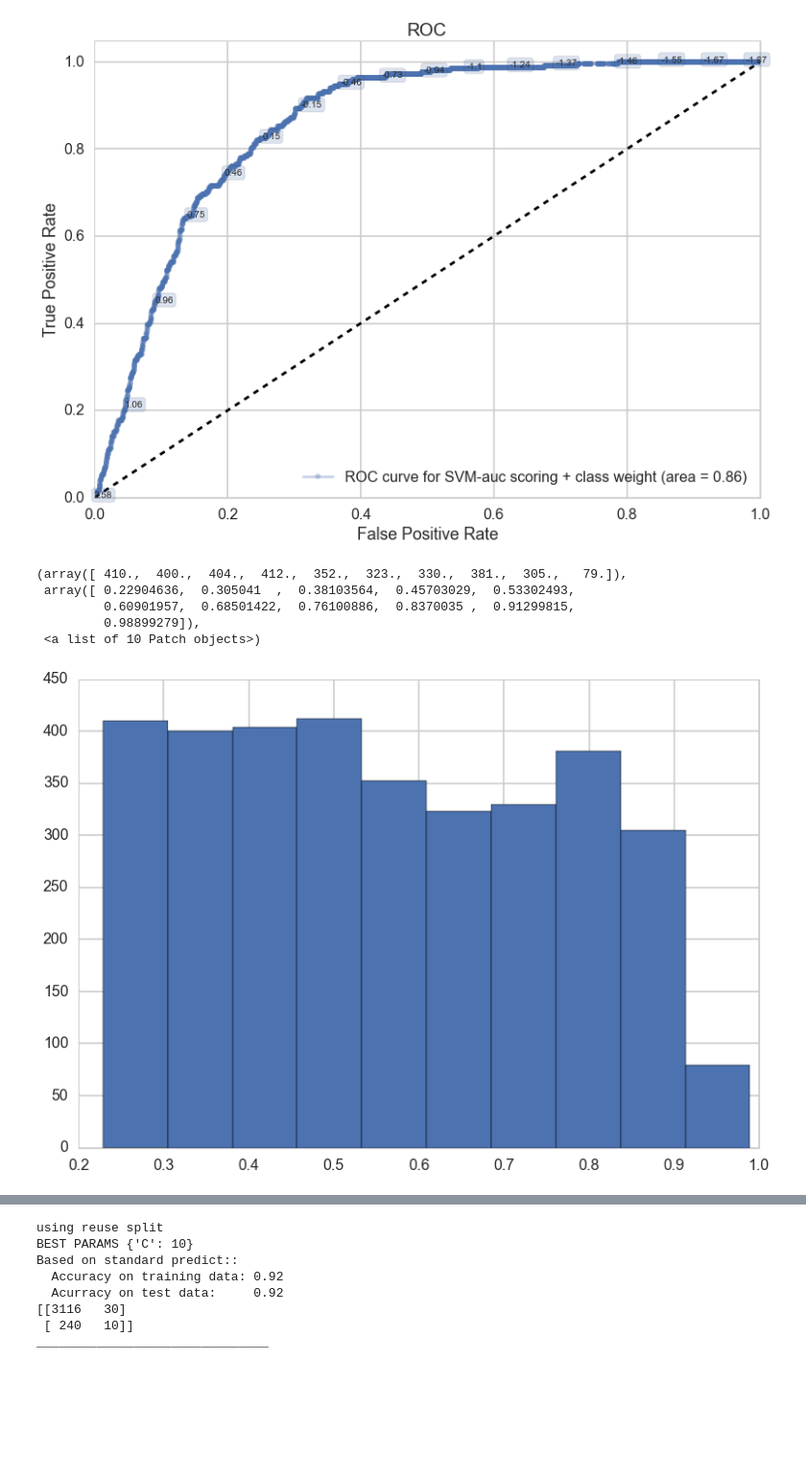
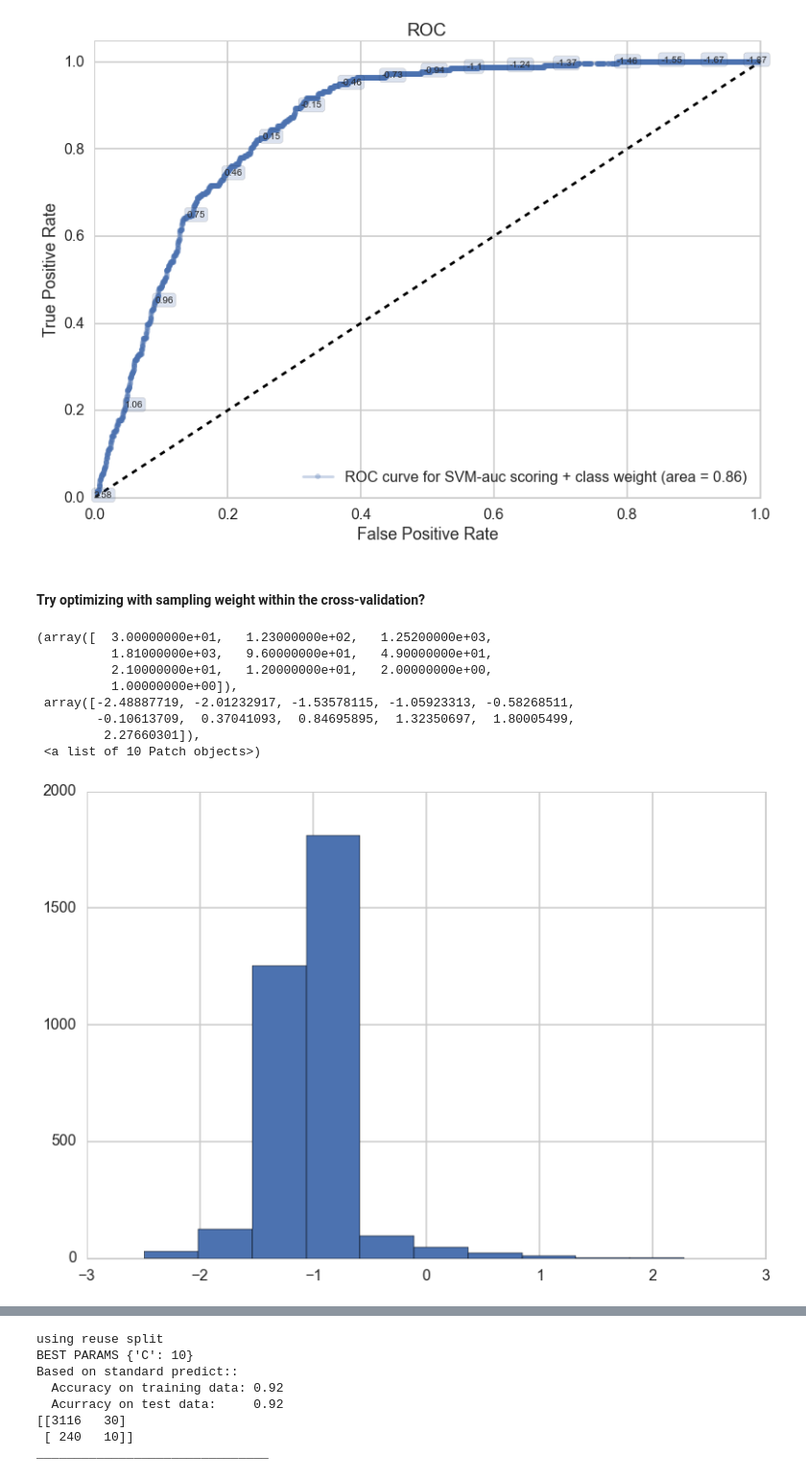
Before and after one commit to martinkess/India, a Jupyter notebook: SVC + Log-Lasso Classifier.ipynb, the cells around one changed output, grey strips where cells are left out. Shown at 96% size. Saved outputs shown, nothing was run; the diff lists cells and outputs as text; code cells hidden in the pictures; blank space fills up the shorter version.

```diff
--- a/SVC + Log-Lasso Classifier.ipynb
+++ b/SVC + Log-Lasso Classifier.ipynb
@@ -307,16 +317,22 @@ Wall time: 8min 57s
 ax=make_roc("SVM-auc scoring + class weight", clfsvm1, ytest1, Xtest1, proba=False, labe=200)
 # %% [output]
 [figure]
+# %% [markdown]
+#### Try optimizing with sampling weight within the cross-validation?
 # %%
 fit_params={'sample_weight': sw_train}
-# %%
-plt.hist(clfsvm.decision_function(Xtest))
-# %% [output]
-(array([ 410.,  400.,  404.,  412.,  352.,  323.,  330.,  381.,  305.,   79.]),
- array([ 0.22904636,  0.305041  ,  0.38103564,  0.45703029,  0.53302493,
-         0.60901957,  0.68501422,  0.76100886,  0.8370035 ,  0.91299815,
-         0.98899279]),
- <a list of 10 Patch objects>)
-[figure, removed]
+# %%
+#check output before it is classified:
+plt.hist(clfsvm.decision_function(Xtest1))
+# %% [output]
+(array([  3.00000000e+01,   1.23000000e+02,   1.25200000e+03,
+          1.81000000e+03,   9.60000000e+01,   4.90000000e+01,
+          2.10000000e+01,   1.20000000e+01,   2.00000000e+00,
+          1.00000000e+00]),
+ array([-2.48887719, -2.01232917, -1.53578115, -1.05923313, -0.58268511,
+        -0.10613709,  0.37041093,  0.84695895,  1.32350697,  1.80005499,
+         2.27660301]),
+ <a list of 10 Patch objects>)
+[figure, added]
 # %%
 reuse_split=dict(Xtrain=Xtrain, Xtest=Xtest, ytrain=ytrain, ytest=ytest)
```
Also changed, not shown: parts of 36 cells of this notebook.
